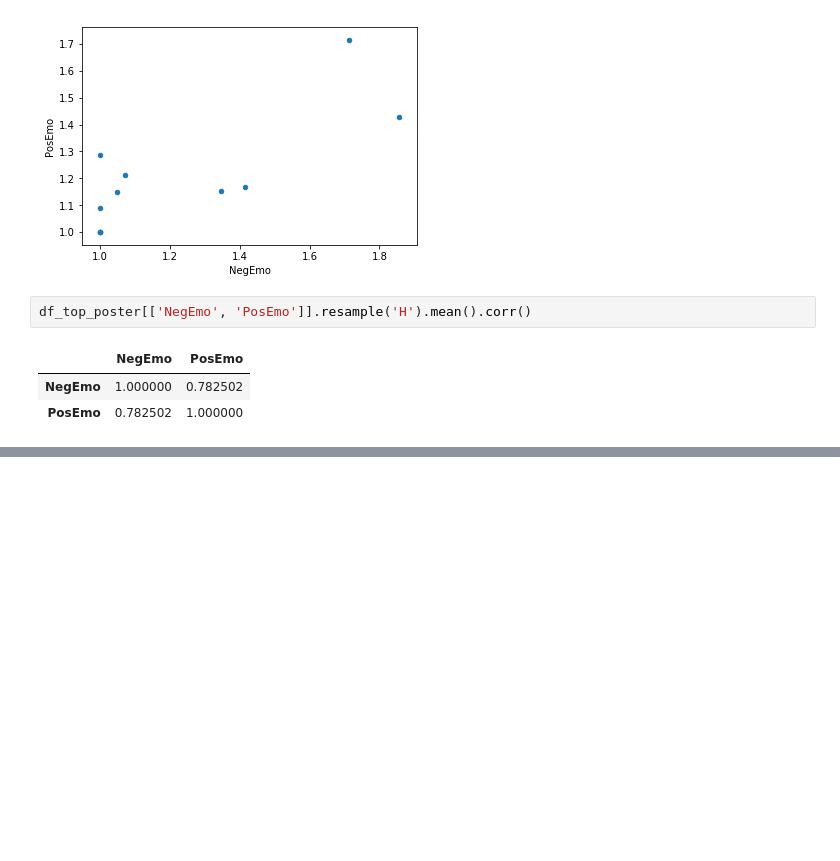
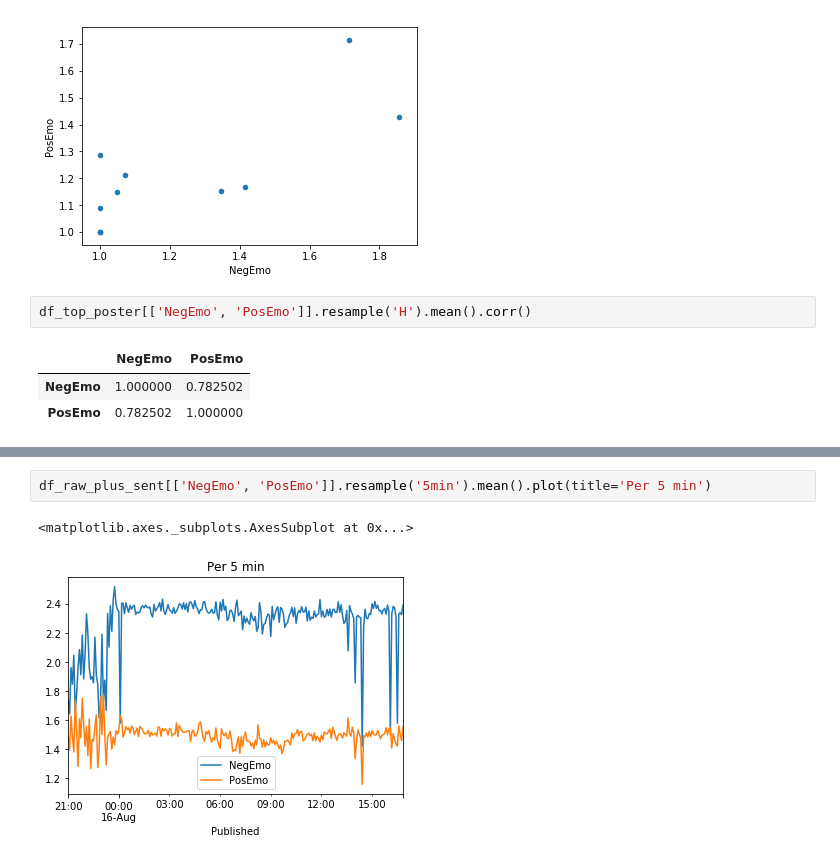
Before and after one commit to Hudsonnc/siooscillate-twitter, a Jupyter notebook: Twitter+Times+Series.ipynb, the cells around one changed output, grey strips where cells are left out. Saved outputs shown, nothing was run; the diff lists cells and outputs as text; blank space fills up the shorter version.

```diff
--- a/Twitter+Times+Series.ipynb
+++ b/Twitter+Times+Series.ipynb
@@ -80,0 +97,5 @@ df_top_poster[['NegEmo', 'PosEmo']].resample('H').mean().corr()
+# %%
+df_raw_plus_sent[['NegEmo', 'PosEmo']].resample('5min').mean().plot(title='Per 5 min')
+# %% [output]
+<matplotlib.axes._subplots.AxesSubplot at 0x...>
+[figure, added]
```
Also changed, not shown: parts of 8 cells of this notebook.
